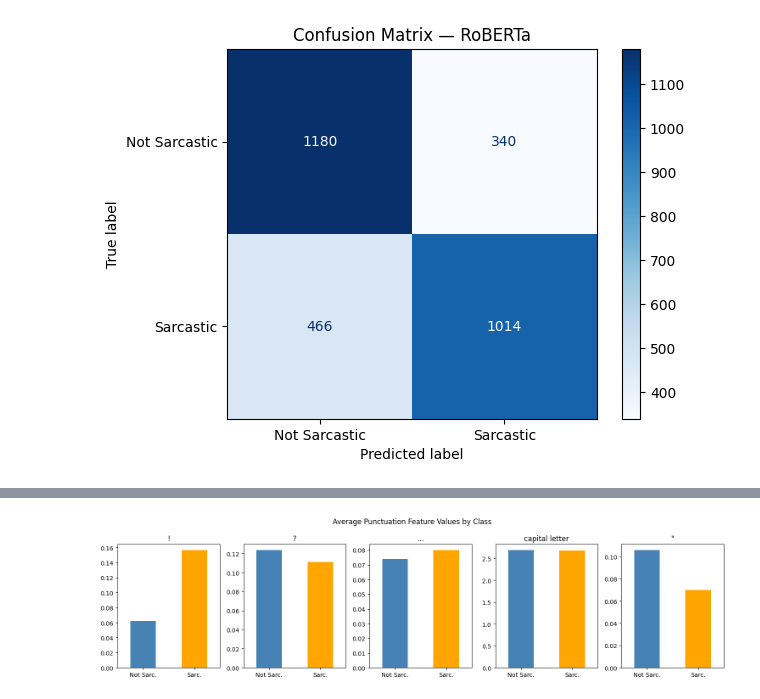
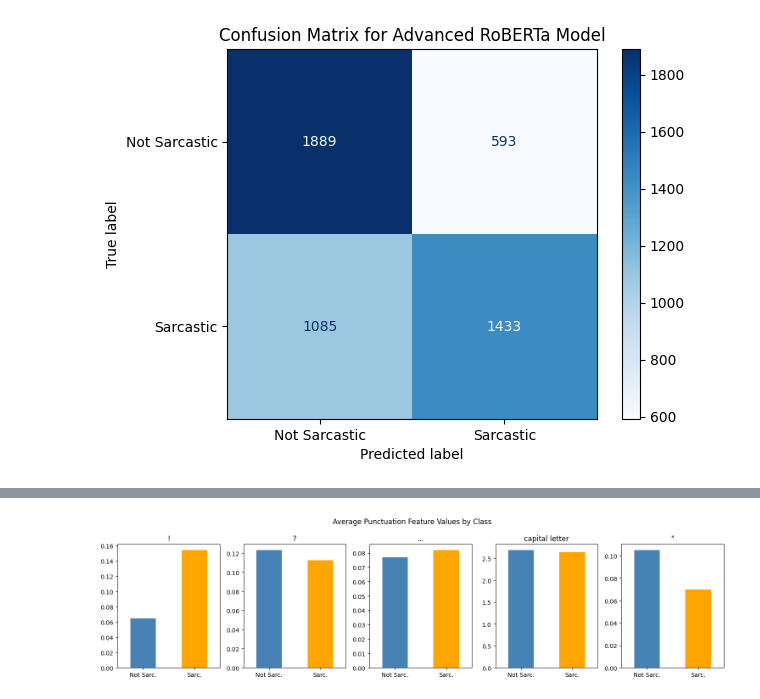
Before and after one commit to Jwong611/Sarcasm, a Jupyter notebook: main.ipynb, the cells around one changed output, grey strips where cells are left out. Drawn from its saved outputs; the diff is of its cells as text; code cells hidden in the pictures.

```diff
--- a/main.ipynb
+++ b/main.ipynb
@@ -308,34 +430,0 @@ plt.show()
-# %%
-model.eval()
-
-val_loss = 0
-correct_predictions = 0
-total_predictions = 0
-all_labels = []
-all_preds = []
-
-with torch.no_grad():
-    for batch in test_loader:
-        b_input_ids, b_attn_mask, b_features, b_labels = batch
-
-        input_ids = b_input_ids.to(device)
-        attention_mask = b_attn_mask.to(device)
-        extra_features = b_features.to(device)
-        batch_labels = b_labels.to(device)
-
-        outputs = model(input_ids=input_ids, attention_mask=attention_mask, extra_features=extra_features)
-
-        loss = F.cross_entropy(outputs, batch_labels)
-        val_loss += loss.item()
-
-        _, preds = torch.max(outputs, dim=1)
-        correct_predictions += torch.sum(preds == batch_labels)
-        total_predictions += batch_labels.size(0)
-
-        all_labels.extend(batch_labels.cpu().numpy())
-        all_preds.extend(preds.cpu().numpy())
-
-avg_val_loss = val_loss / len(test_loader)
-val_accuracy = correct_predictions.float() / total_predictions
-
-print(f"*** Validation Loss: {avg_val_loss:.4f} | Accuracy: {val_accuracy * 100:.4f}% ***\n")
@@ -344,12 +431,11 @@ print(f"*** Validation Loss: {avg_val_loss:.4f} | Accuracy: {val_accuracy * 100:
 # %%
-# FIGURE 4: Confusion matrix
+# Confusion Matrix
 from sklearn.metrics import confusion_matrix, ConfusionMatrixDisplay
-
-cm = confusion_matrix(all_labels, all_preds)
+cm = confusion_matrix(labels, preds)
 disp = ConfusionMatrixDisplay(confusion_matrix=cm, display_labels=['Not Sarcastic', 'Sarcastic'])
 disp.plot(cmap='Blues')
-plt.title('Confusion Matrix — RoBERTa')
-plt.savefig('confusion_matrix.png', dpi=150, bbox_inches='tight')
+plt.title('Confusion Matrix for Advanced RoBERTa Model')
+plt.savefig('advanced_confusion_matrix.png', dpi=150, bbox_inches='tight')
 plt.show()
 # %% [output]
-[figure, old version]
+[figure, new version]
```
Also changed, not shown: parts of 25 cells of this notebook, 6 other files.
